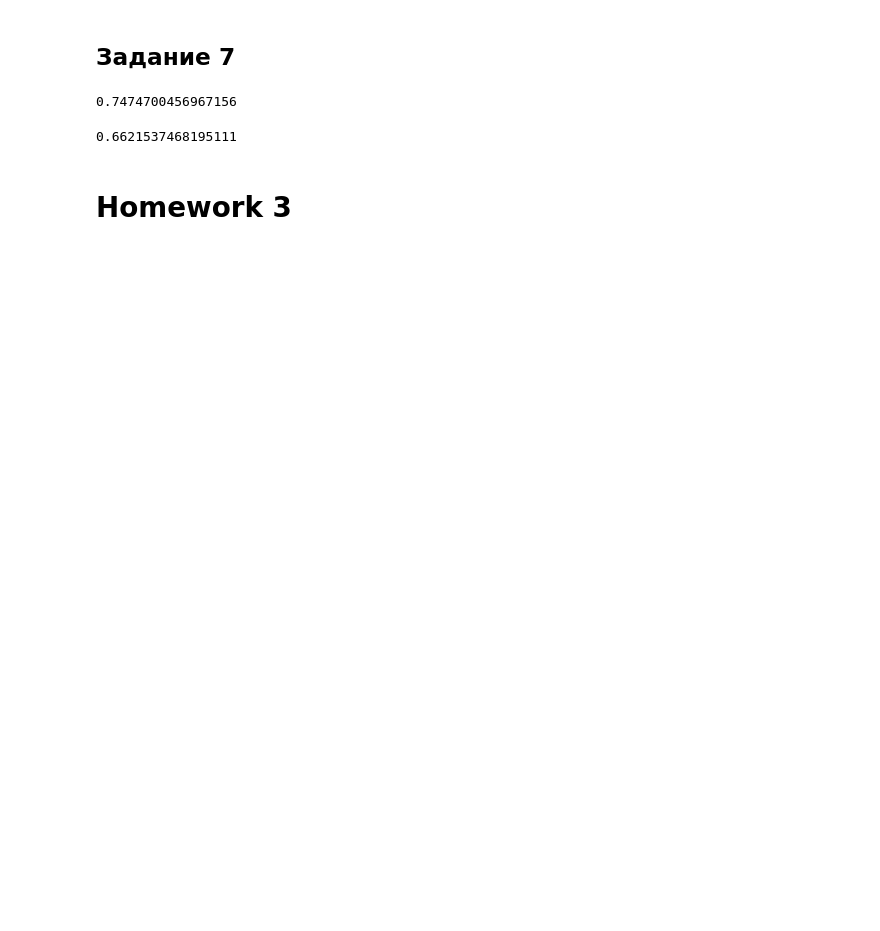
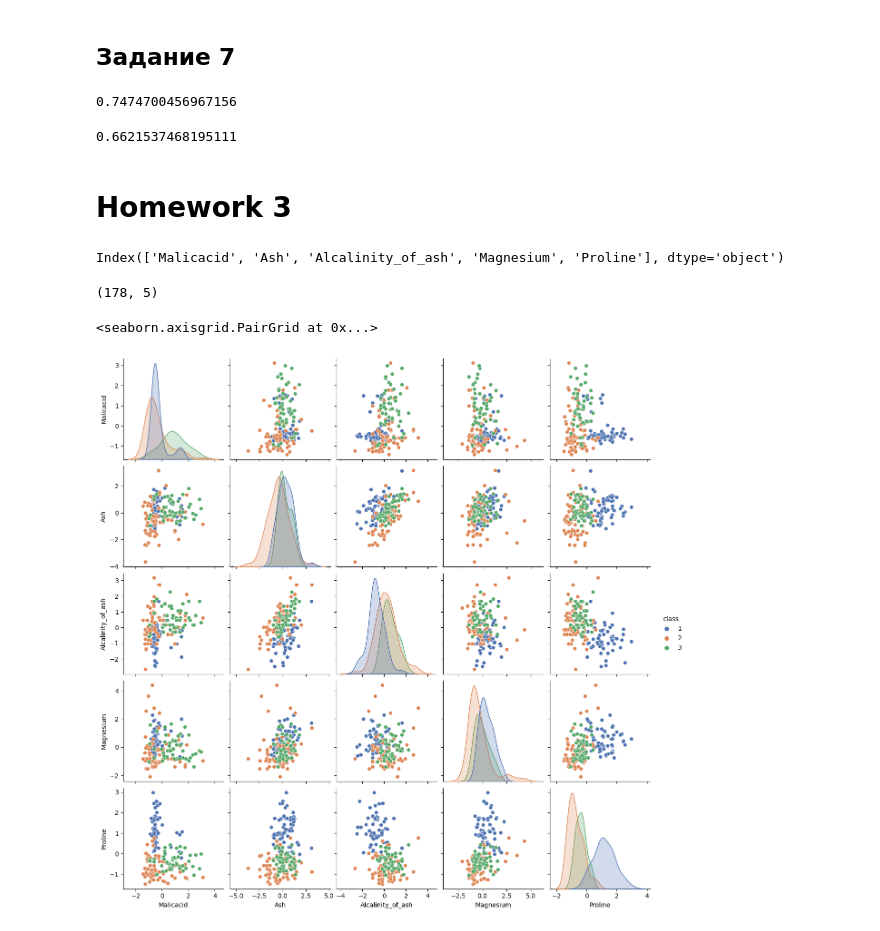
Before and after one commit to Chpel/CoDA-Project, a Jupyter notebook: Wine.ipynb, the cells around one changed output. Saved outputs shown, nothing was run; the diff lists cells and outputs as text; code cells hidden in the pictures; blank space fills up the shorter version.

```diff
--- a/Wine.ipynb
+++ b/Wine.ipynb
@@ -174,3 +178,21 @@ r2_score(pred_all, true_all)
 0.6621537468195111
 # %% [markdown]
 # Homework 3
+# %%
+chosen = X.columns[[1,2,3,4,-1]]
+chosen
+# %% [output]
+Index(['Malicacid', 'Ash', 'Alcalinity_of_ash', 'Magnesium', 'Proline'], dtype='object')
+# %%
+scaler0 = StandardScaler()
+scaler1 = MinMaxScaler()
+X_std = pd.DataFrame(data=scaler0.fit_transform(X.loc[:,chosen]), columns=chosen)
+X_rng = pd.DataFrame(data=scaler1.fit_transform(X.loc[:,chosen]), columns=chosen)
+X_std.shape
+# %% [output]
+(178, 5)
+# %%
+sns.pairplot(X_std.merge(y, left_index=True, right_index=True), hue='class', palette='deep')
+# %% [output]
+<seaborn.axisgrid.PairGrid at 0x...>
+[figure, added]
```
Also changed, not shown: parts of 13 cells of this notebook.
